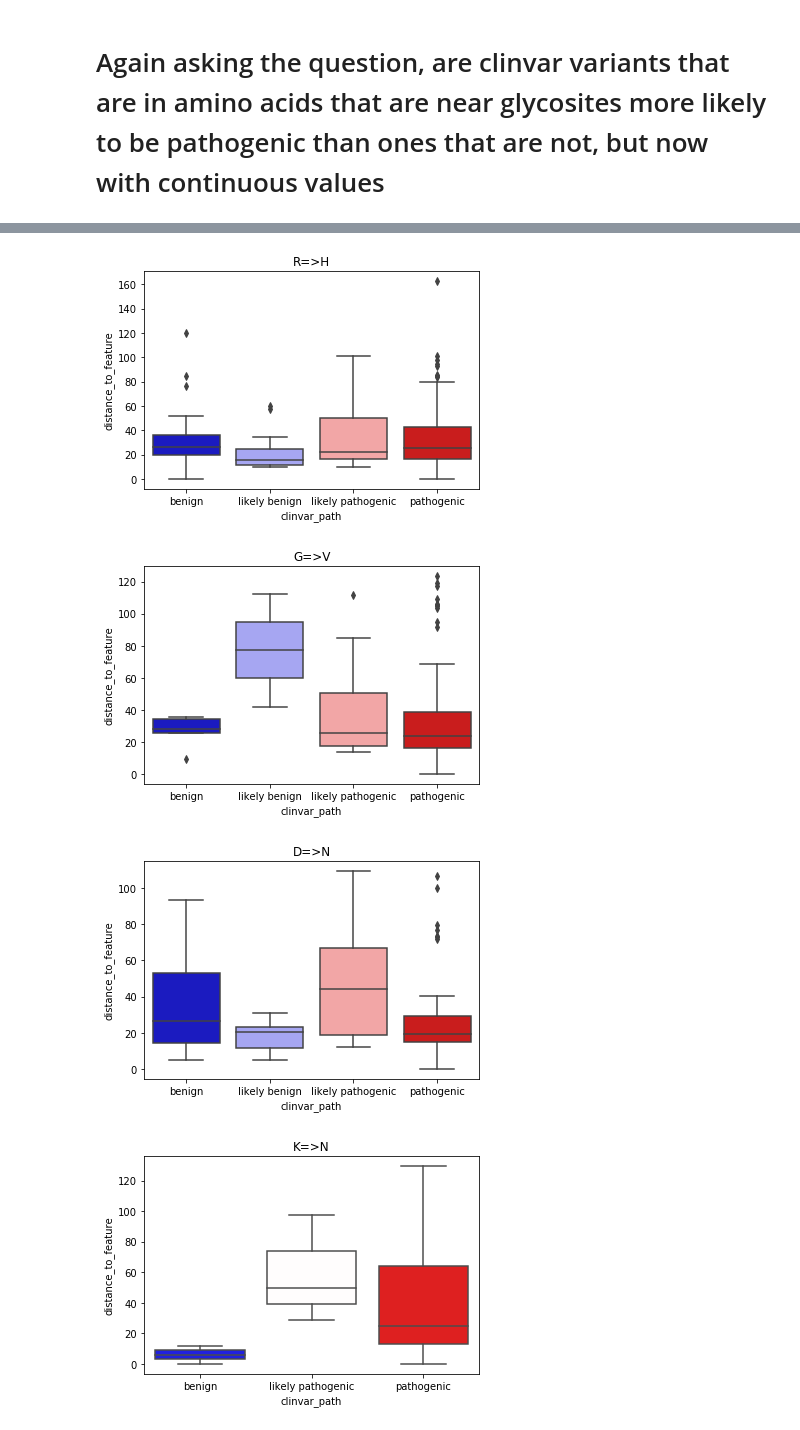
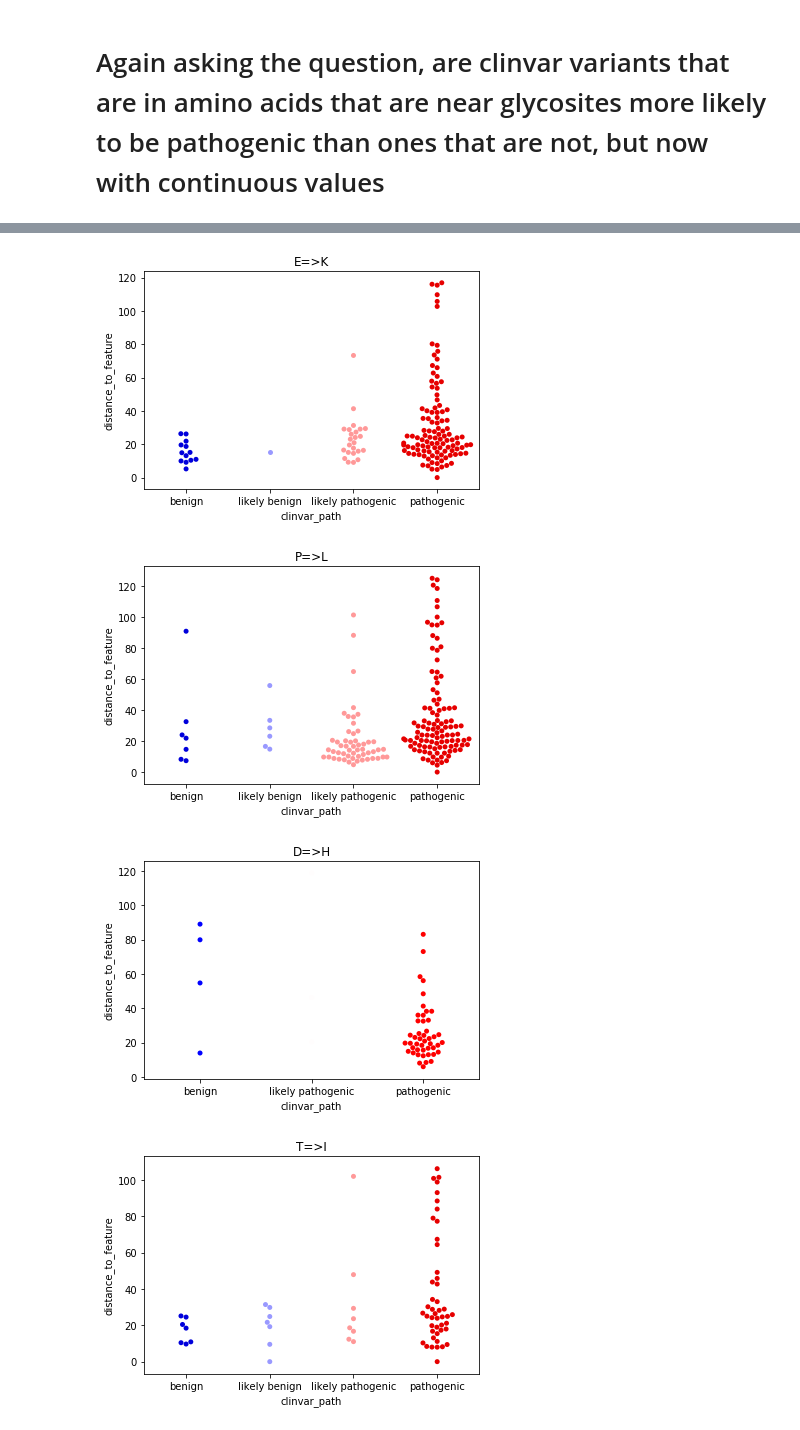
Before and after one commit to danielanach/glyco-clinvar, a Jupyter notebook: code/06_path_vs_benign_continuous.ipynb, the cells around one changed output, grey strips where cells are left out. Cells and saved outputs as stored; diff of their text form; code cells hidden in the pictures.

```diff
--- a/code/06_path_vs_benign_continuous.ipynb
+++ b/code/06_path_vs_benign_continuous.ipynb
@@ -7,9 +10,16 @@ import numpy as np
 # %% [markdown]
 # Again asking the question, are clinvar variants that are in amino acids that are near glycosites more likely to be pathogenic than ones that are not, but now with continuous values
+# %%
+path_dct = {'benign':1,
+            'likely benign':2,
+            'likely pathogenic':3,
+            'pathogenic':4}
 # %%
 df = pd.read_csv('../data/clinvar_glycoproteins_distances.txt',
                  sep='\t',
                 index_col=0)
+df = df.sort_values(by='clinvar_path')
+df['clinvar_path_val'] = [path_dct[c] for c in df['clinvar_path']]
 # %%
 df = df.sort_values(by='clinvar_path')
 sns.boxplot(x='clinvar_path',
@@ -21,0 +32,4 @@ sns.boxplot(x='clinvar_path',
+# %%
+formula = 'clinvar_path_val ~ distance_to_feature + C(aa_change)'
+
+model = smf.ols(formula=formula, data=df).fit()
@@ -22,11 +75,22 @@ sns.boxplot(x='clinvar_path',
 # %%
 for ac in df['aa_change'].unique():
     aa_df = df[df['aa_change'] == ac]
-    sns.boxplot(x='clinvar_path',
-                y='distance_to_feature',
-                data=aa_df,
-                palette='seismic',)
 
-    plt.title(ac)
-    plt.show()
+    if aa_df.shape[0] < 3 or len(aa_df['clinvar_path'].unique()) < 2:
+        continue
+
+    formula = 'clinvar_path_val ~ distance_to_feature'
+
+    model = smf.ols(formula=formula, data=aa_df).fit()
+    p = model.pvalues['distance_to_feature']
+
+    if p < 0.05:
+
+        sns.swarmplot(x='clinvar_path',
+                        y='distance_to_feature',
+                        data=aa_df,
+                        palette='seismic',)
+
+        plt.title(ac)
+        plt.show()
 # %% [output]
@@ -35,4 +99,4 @@ for ac in df['aa_change'].unique():
-[figure, old version]
+[figure, new version]
-[figure, old version]
+[figure, new version]
-[figure, old version]
+[figure, new version]
-[figure, old version]
+[figure, new version]
```
Also changed, not shown: parts of 5 cells of this notebook, 2 other files.
